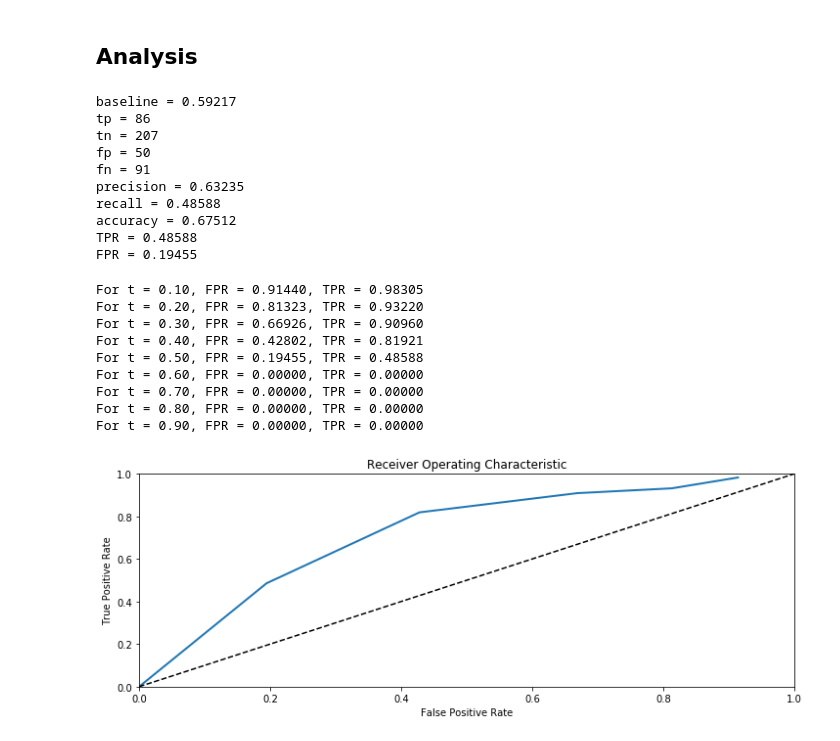
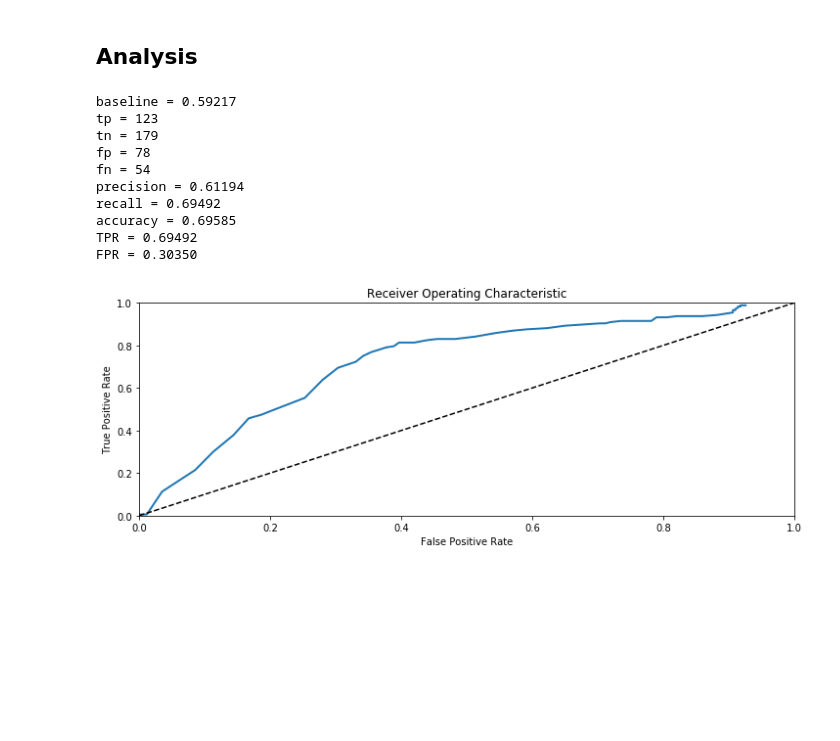
Before and after one commit to shawlu95/Purchase-Intent-Model, a Jupyter notebook: model.ipynb, the cells around one changed output. Cells and saved outputs as stored; diff of their text form; code cells hidden in the pictures; blank space fills up the shorter version.

Commit message:
Increased ROC curve resolution

```diff
--- a/model.ipynb
+++ b/model.ipynb
@@ -447,32 +448,23 @@ _[_[key_label] == 0].T
 # %% [markdown]
 ## Analysis
 # %%
-summary = analysis.err_analyze(tst_labl.values, pred, threshold = 0.5, verbose = True)
+summary = analysis.err_analyze(tst_labl.values, pred, threshold, verbose = True)
 # %% [output]
 baseline = 0.59217
-tp = 86
-tn = 207
-fp = 50
-fn = 91
-precision = 0.63235
-recall = 0.48588
-accuracy = 0.67512
-TPR = 0.48588
-FPR = 0.19455
+tp = 123
+tn = 179
+fp = 78
+fn = 54
+precision = 0.61194
+recall = 0.69492
+accuracy = 0.69585
+TPR = 0.69492
+FPR = 0.30350
 # %%
-tprs, fprs, ts = analysis.discretize(tst_labl.values, pred)
+tprs, fprs, ts = analysis.discretize(tst_labl.values, pred, n = 100)
 analysis.plot_roc_curve(fprs, tprs, save_path = os.path.join(cwd, "fig", "roc.png"))
 # %% [output]
-For t = 0.10, FPR = 0.91440, TPR = 0.98305
-For t = 0.20, FPR = 0.81323, TPR = 0.93220
-For t = 0.30, FPR = 0.66926, TPR = 0.90960
-For t = 0.40, FPR = 0.42802, TPR = 0.81921
-For t = 0.50, FPR = 0.19455, TPR = 0.48588
-For t = 0.60, FPR = 0.00000, TPR = 0.00000
-For t = 0.70, FPR = 0.00000, TPR = 0.00000
-For t = 0.80, FPR = 0.00000, TPR = 0.00000
-For t = 0.90, FPR = 0.00000, TPR = 0.00000
-[figure, old version]
+[figure, new version]
 # %%
 plt.hist(pred, 20)
 plt.title("Prediction Distribution")
```
Also changed, not shown: parts of 13 cells of this notebook, 5 other files.
